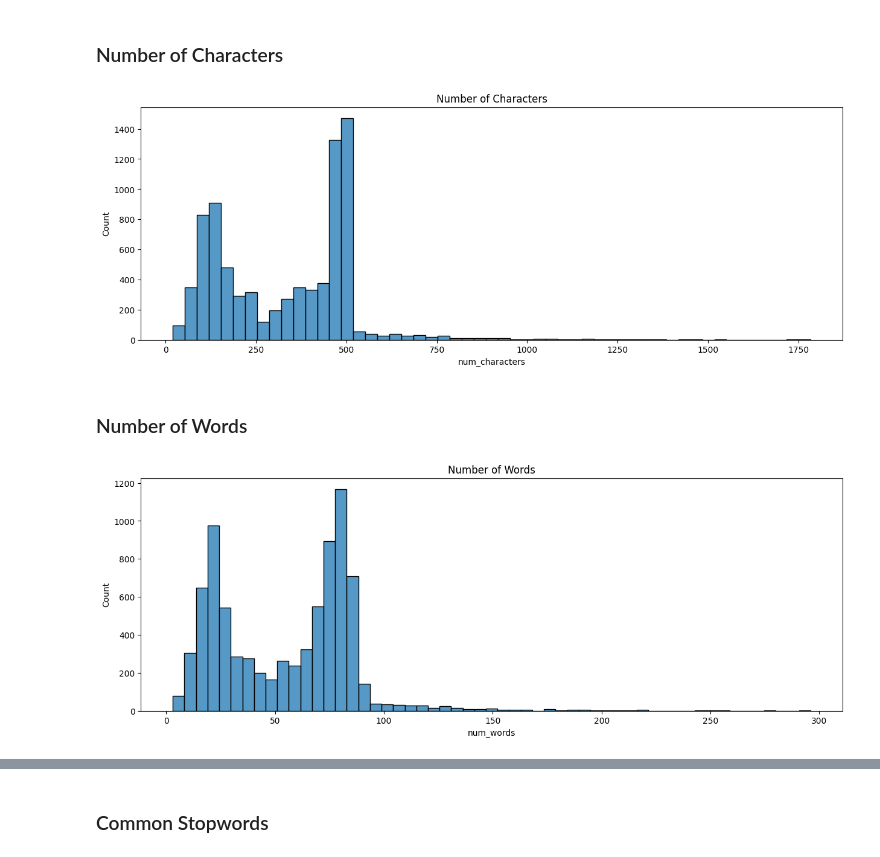
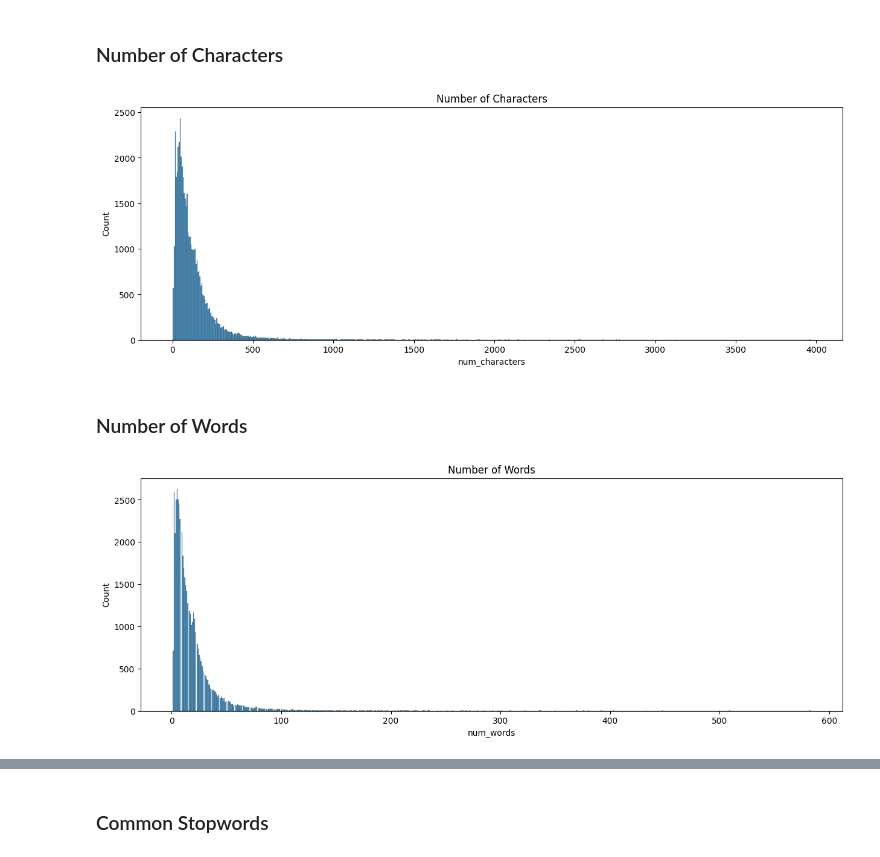
Before and after one commit to e0xextazy/nlp_huawei_new2_task, a Jupyter notebook: EDA.ipynb, the cells around one changed output, grey strips where cells are left out. Drawn from its saved outputs; the diff is of its cells as text; code cells hidden in the pictures.

```diff
--- a/EDA.ipynb
+++ b/EDA.ipynb
@@ -142,13 +135,13 @@ print_texts(comedy_genre)
 ### Number of Characters
 # %%
 fig = plt.figure(figsize=(15, 5))
-train["num_characters"] = train["movie_description"].str.len()
+train["num_characters"] = train["text"].str.len()
 
 sns.histplot(data=train, x="num_characters")
 plt.title("Number of Characters")
 plt.show()
 # %% [output]
-[figure, old version]
+[figure, new version]
 # %%
 fig = px.histogram(
     train,
@@ -165,13 +158,13 @@ fig.show()
 ### Number of Words
 # %%
 fig = plt.figure(figsize=(15, 5))
-train["num_words"] = train["movie_description"].apply(
+train["num_words"] = train["text"].apply(
     lambda x: len(str(x).split()))
 sns.histplot(data=train, x="num_words")
 plt.title("Number of Words")
 plt.show()
 # %% [output]
-[figure, old version]
+[figure, new version]
 # %%
 fig = px.histogram(
     train,
```
Also changed, not shown: parts of 14 cells of this notebook, 16 other files.
